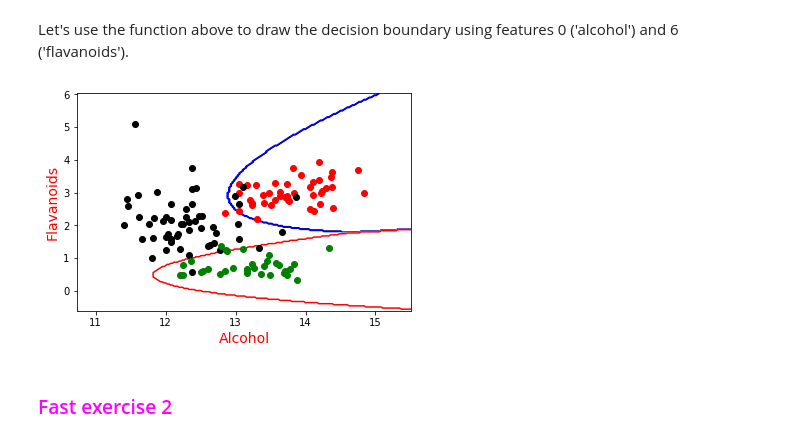
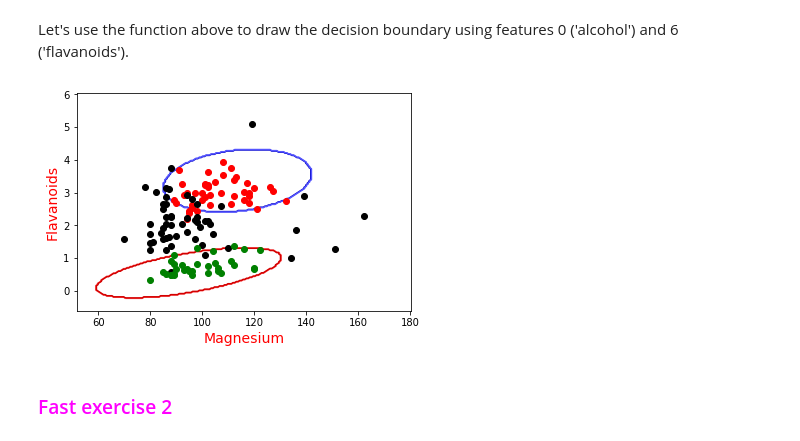
Before and after one commit to SindhuSobhan/MachineLearn, a Jupyter notebook: UCSanDiego ML/winery-bivariate/winery-classification-bivariate.ipynb, the cells around one changed output. Saved outputs shown, nothing was run; the diff lists cells and outputs as text; code cells hidden in the pictures.

```diff
--- a/UCSanDiego ML/winery-bivariate/winery-classification-bivariate.ipynb
+++ b/UCSanDiego ML/winery-bivariate/winery-classification-bivariate.ipynb
@@ -267,7 +267,7 @@ def show_decision_boundary(f1,f2):
             Z[i,j] = np.argmax(scores) + 1
 
     # Plot the contour lines
-    plt.contour(x1g,x2g,Z.T,3,cmap='seismic')
+    plt.contour(x1g,x2g,Z.T,4,cmap='seismic')
 
     # Finally, show the image
     plt.xlabel(featurenames[f1], fontsize=14, color='red')
@@ -276,9 +276,9 @@ def show_decision_boundary(f1,f2):
 # %% [markdown]
 Let's use the function above to draw the decision boundary using features 0 ('alcohol') and 6 ('flavanoids').
 # %%
-show_decision_boundary(0,6)
+show_decision_boundary(4,6)
 # %% [output]
-[figure, old version]
+[figure, new version]
 # %% [markdown]
 ### <font color="magenta">Fast exercise 2</font>
 # %% [markdown]
```
